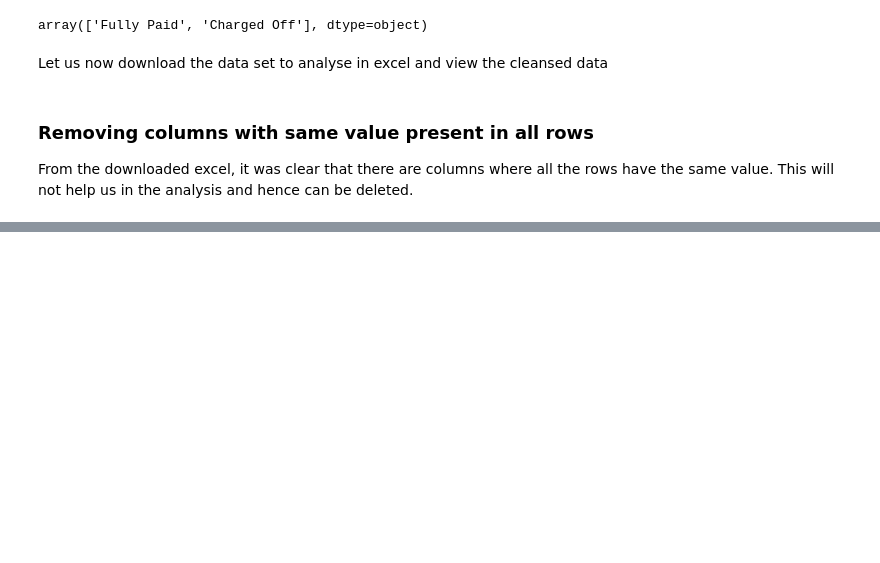
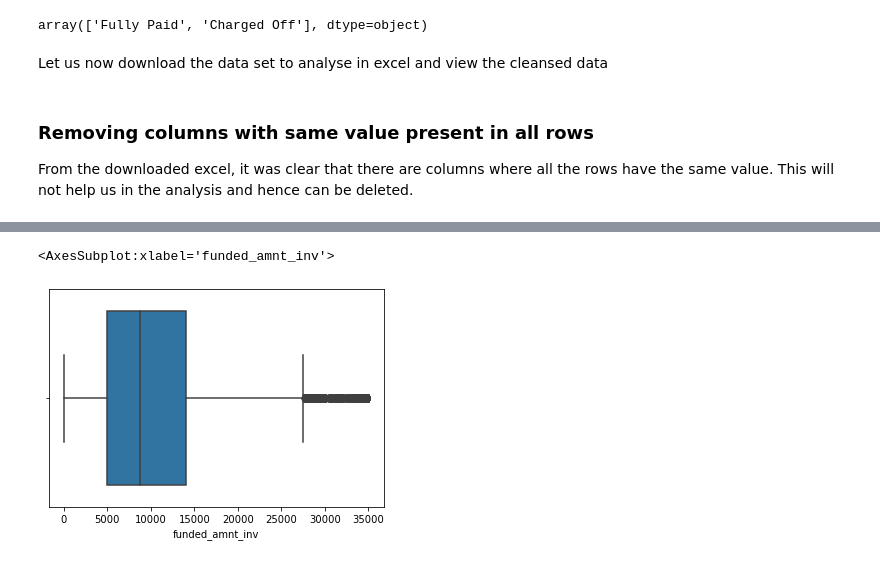
Before and after one commit to sreejith-rajashekaran/LendingClubCaseStudy, a Jupyter notebook: LendingClubCaseStudyFinal.ipynb, the cells around one changed output, grey strips where cells are left out. Saved outputs shown, nothing was run; the diff lists cells and outputs as text; code cells hidden in the pictures; blank space fills up the shorter version.

```diff
--- a/LendingClubCaseStudyFinal.ipynb
+++ b/LendingClubCaseStudyFinal.ipynb
@@ -322,0 +491,5 @@ data_set.shape
+# %%
+sns.boxplot(data_set.funded_amnt_inv)
+# %% [output]
+<AxesSubplot:xlabel='funded_amnt_inv'>
+[figure, added]
```
Also changed, not shown: parts of 47 cells of this notebook.
